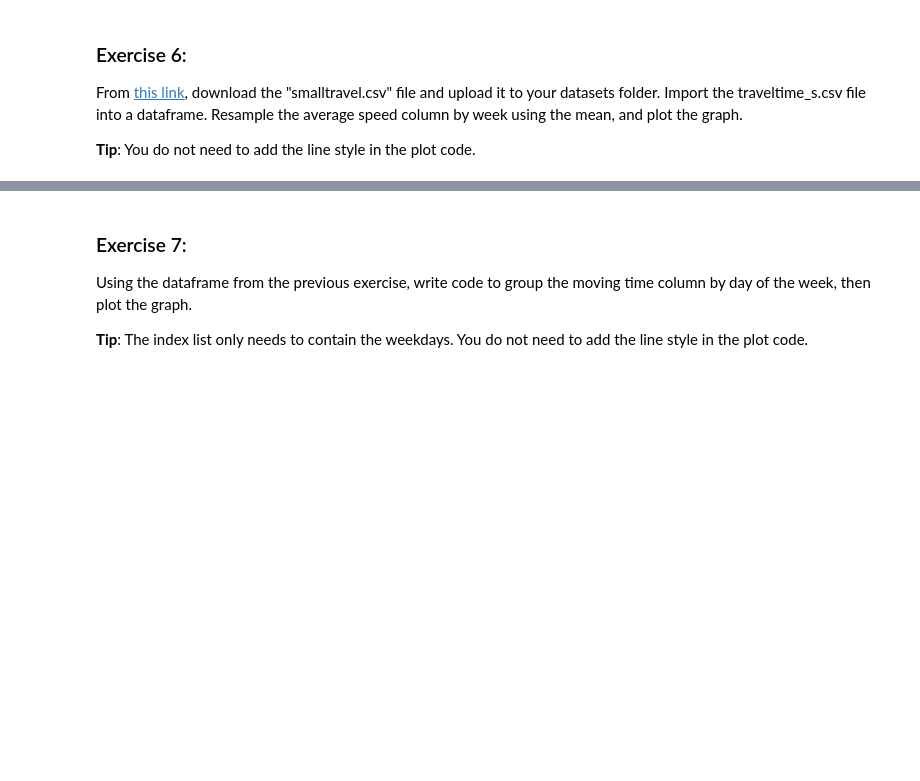
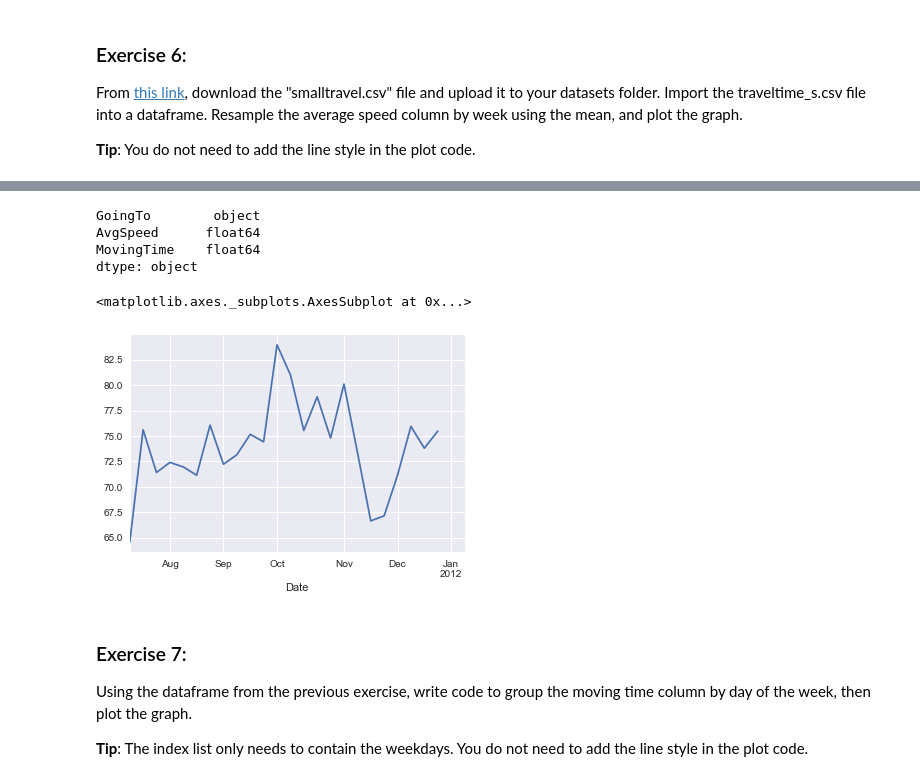
Before and after one commit to CeciliaM13/Modules, a Jupyter notebook: Mod5Exercises.ipynb, the cells around one changed output, grey strips where cells are left out. Drawn from its saved outputs; the diff is of its cells as text; code cells hidden in the pictures; blank space fills up the shorter version.

```diff
--- a/Mod5Exercises.ipynb
+++ b/Mod5Exercises.ipynb
@@ -100,0 +100,3 @@ df_smtrav = pd.read_csv('datasets/datasets_smalltravel.csv')
+# %%
+travdf = pd.read_csv('datasets/datasets_smalltravel.csv',parse_dates=True,index_col='Date') #pass extra argument to set "Date" column as index
+travdf.head()
@@ -101,3 +113,20 @@ df_smtrav = pd.read_csv('datasets/datasets_smalltravel.csv')
+# %%
+travdf.dtypes
+# %% [output]
+GoingTo        object
+AvgSpeed      float64
+MovingTime    float64
+dtype: object
+# %%
+#resample data set by week using the mean
+
+avgspeed_weekly = travdf['AvgSpeed'].resample('W').mean()
+
+#avgspeed_weekly.plot(style=[':','--','-'])
+avgspeed_weekly.plot()
+# %% [output]
+<matplotlib.axes._subplots.AxesSubplot at 0x...>
+[figure, added]
 # %% [markdown]
 ### Exercise 7:
 
```
Also changed, not shown: parts of 6 cells of this notebook, 2 other files.
